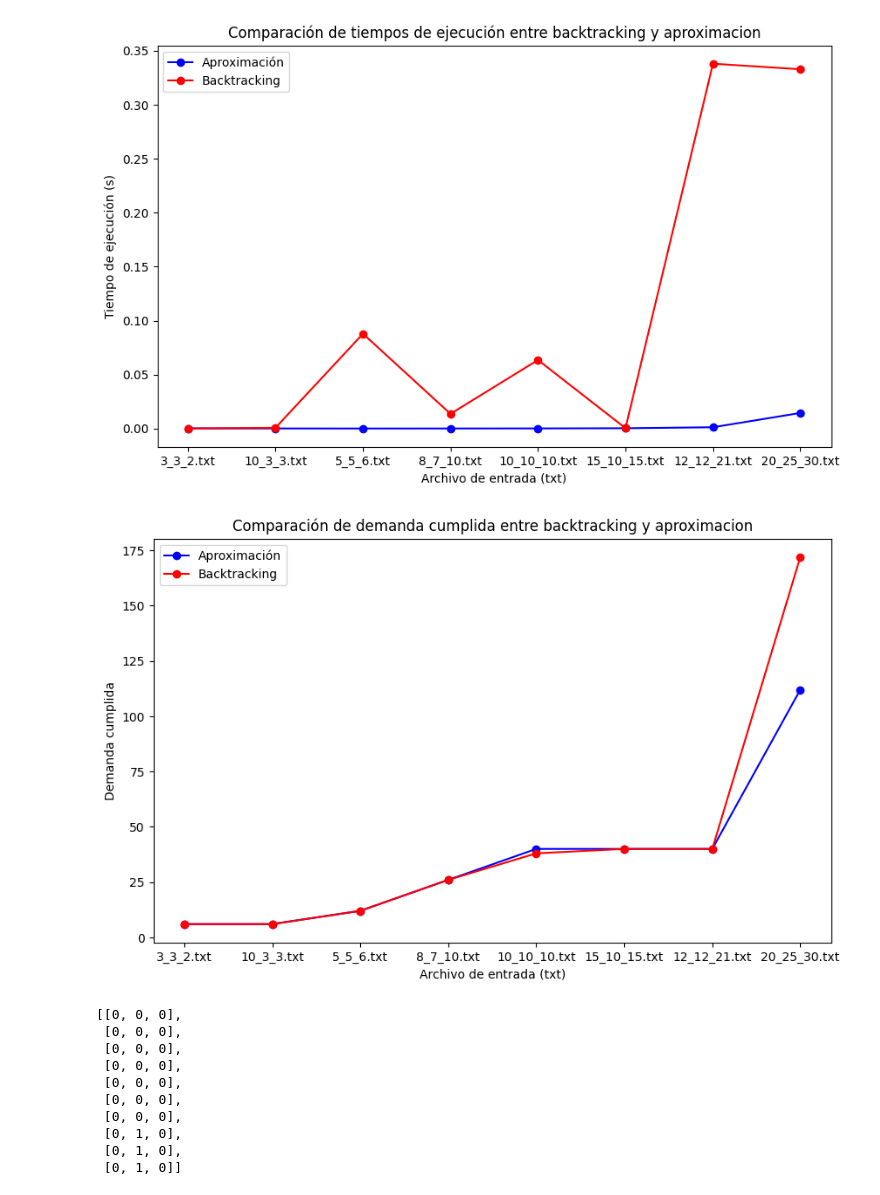
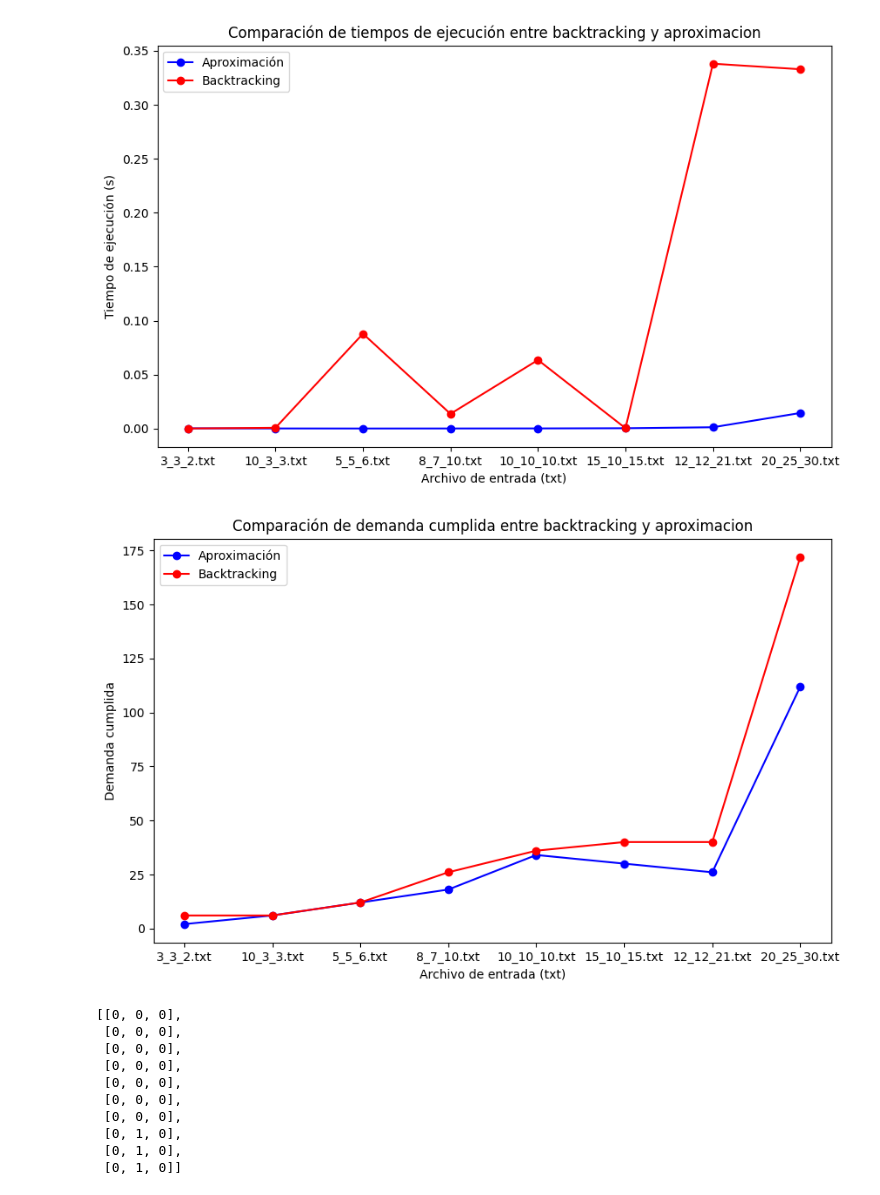
Before and after one commit to delficanoros/TDA-TP3, a Jupyter notebook: Punto6.ipynb, the cells around one changed output. Cells and saved outputs as stored; diff of their text form; code cells hidden in the pictures.

```diff
--- a/Punto6.ipynb
+++ b/Punto6.ipynb
@@ -622,23 +746,23 @@ plt.show()
 # %%
 import random
 import numpy as np
 import time
 import matplotlib.pyplot as plt
 
 n_tamanios = ['3_3_2.txt', '10_3_3.txt', '5_5_6.txt', '8_7_10.txt' , '10_10_10.txt',  '15_10_15.txt','12_12_21.txt','20_25_30.txt']
-tiempos_exacto = [6,6,12,26,38,40,40,172]
-tiempos_aprox = [6,6, 12, 26, 40, 40 , 40,112]
+tiempos_exacto = [6,6,12,26,36,40,40,172]
+tiempos_aprox = [2,6, 12, 18, 34, 30 , 26,112]
 plt.figure(figsize=(10, 6))
 plt.plot(n_tamanios, tiempos_aprox, 'o-', label="Aproximación", color='blue')
 plt.plot(n_tamanios, tiempos_exacto, 'o-', label="Backtracking", color='red')
 
 plt.xlabel('Archivo de entrada (txt)')
 plt.ylabel('Demanda cumplida')
 plt.legend()
 plt.title("Comparación de demanda cumplida entre backtracking y aproximacion")
 plt.show()
 # %% [output]
-[figure, old version]
+[figure, new version]
 # %%
 m = [[0, 0, 0], [0, 0, 0], [0, 0, 0], [0, 0, 0], [0, 0, 0], [0, 0, 0], [0, 0, 0], [0, 0, 0], [0, 0, 0], [0, 0, 0]]
 [[0, 0, 0], [0, 0, 0], [0, 0, 0], [0, 0, 0], [0, 0, 0], [0, 0, 0], [0, 0, 0], [0, 0, 0], [0, 0, 0], [0, 0, 0]]
```
Also changed, not shown: parts of 18 cells of this notebook, 1 other file.
